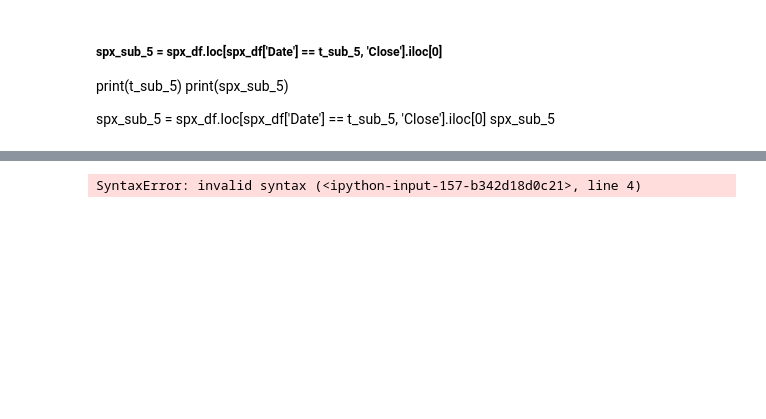
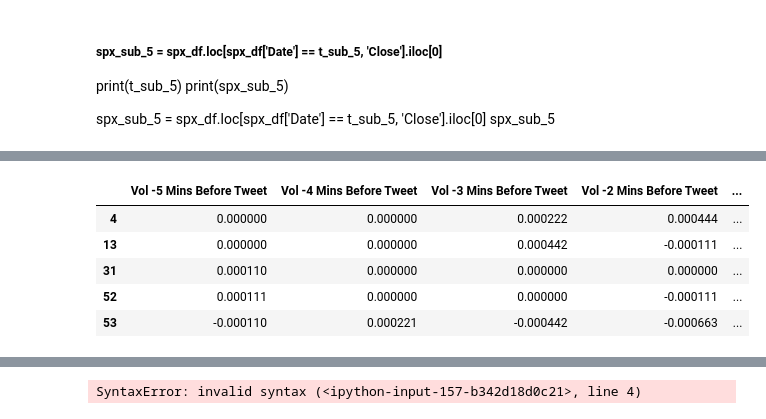
Before and after one commit to stephanieroman2020/FinalProject, a Jupyter notebook: Feature Generation, Volatility.ipynb, the cells around one changed output, grey strips where cells are left out. Cells and saved outputs as stored; diff of their text form; code cells hidden in the pictures; blank space fills up the shorter version.

```diff
--- a/Feature Generation, Volatility.ipynb
+++ b/Feature Generation, Volatility.ipynb
@@ -288,6 +292,15 @@ df_MVI.head()
 # %%
 #Make all columns numeric
-for column in df_columns:
+for column in df_columns[0:11]:
     df_MVI[column] = pd.to_numeric(df_MVI[column],errors='coerce')
+
+df_MVI.head()
+# %% [output]
+|  | Vol -5 Mins Before Tweet | Vol -4 Mins Before Tweet | Vol -3 Mins Before Tweet | Vol -2 Mins Before Tweet | ... |
+| 4 | 0.000000 | 0.000000 | 0.000222 | 0.000444 | ... |
+| 13 | 0.000000 | 0.000000 | 0.000442 | -0.000111 | ... |
+| 31 | 0.000110 | 0.000000 | 0.000000 | 0.000000 | ... |
+| 52 | 0.000111 | 0.000000 | 0.000000 | -0.000111 | ... |
+| 53 | -0.000110 | 0.000221 | -0.000442 | -0.000663 | ... |
 # %%
 df_MVI_abs = df_MVI.abs()
```
Also changed, not shown: parts of 9 cells of this notebook.
